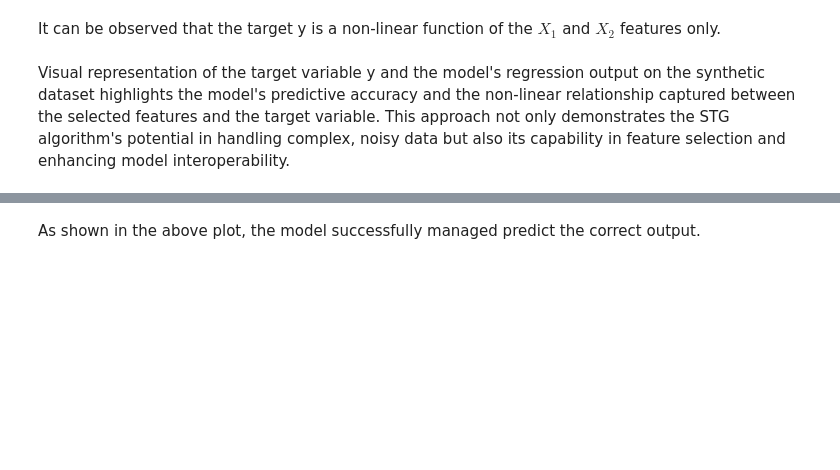
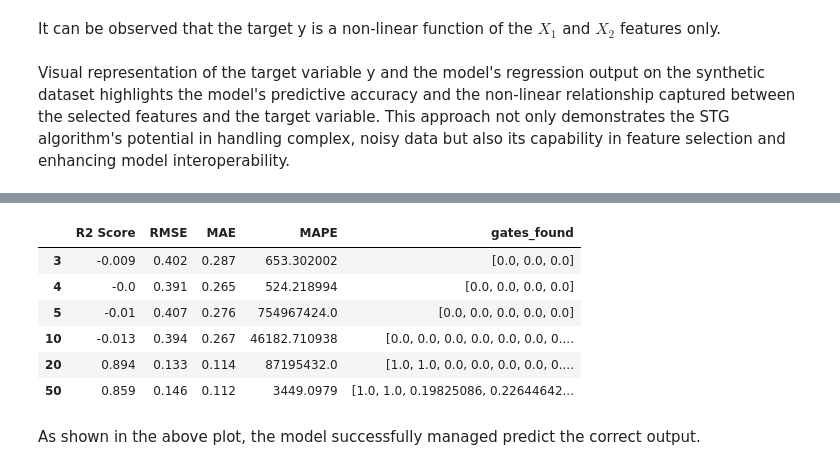
Before and after one commit to yonatanwies/GeometryOfInformation, a Jupyter notebook: 2nd_Milestone.ipynb, the cells around one changed output, grey strips where cells are left out. Drawn from its saved outputs; the diff is of its cells as text; code cells hidden in the pictures; blank space fills up the shorter version.

```diff
--- a/2nd_Milestone.ipynb
+++ b/2nd_Milestone.ipynb
@@ -190,3 +188,13 @@ fitting model
+# %%
+results_df_sin
+# %% [output]
+|  | R2 Score | RMSE | MAE | MAPE | gates_found |
+| 3 | -0.009 | 0.402 | 0.287 | 653.302002 | [0.0, 0.0, 0.0] |
+| 4 | -0.0 | 0.391 | 0.265 | 524.218994 | [0.0, 0.0, 0.0, 0.0] |
+| 5 | -0.01 | 0.407 | 0.276 | 754967424.0 | [0.0, 0.0, 0.0, 0.0, 0.0] |
+| 10 | -0.013 | 0.394 | 0.267 | 46182.710938 | [0.0, 0.0, 0.0, 0.0, 0.0, 0.0, 0.... |
+| 20 | 0.894 | 0.133 | 0.114 | 87195432.0 | [1.0, 1.0, 0.0, 0.0, 0.0, 0.0, 0.... |
+| 50 | 0.859 | 0.146 | 0.112 | 3449.0979 | [1.0, 1.0, 0.19825086, 0.22644642... |
 # %% [markdown]
 As shown in the above plot, the model successfully managed predict the correct output.
 # %% [markdown]
```
Also changed, not shown: parts of 17 cells of this notebook.
